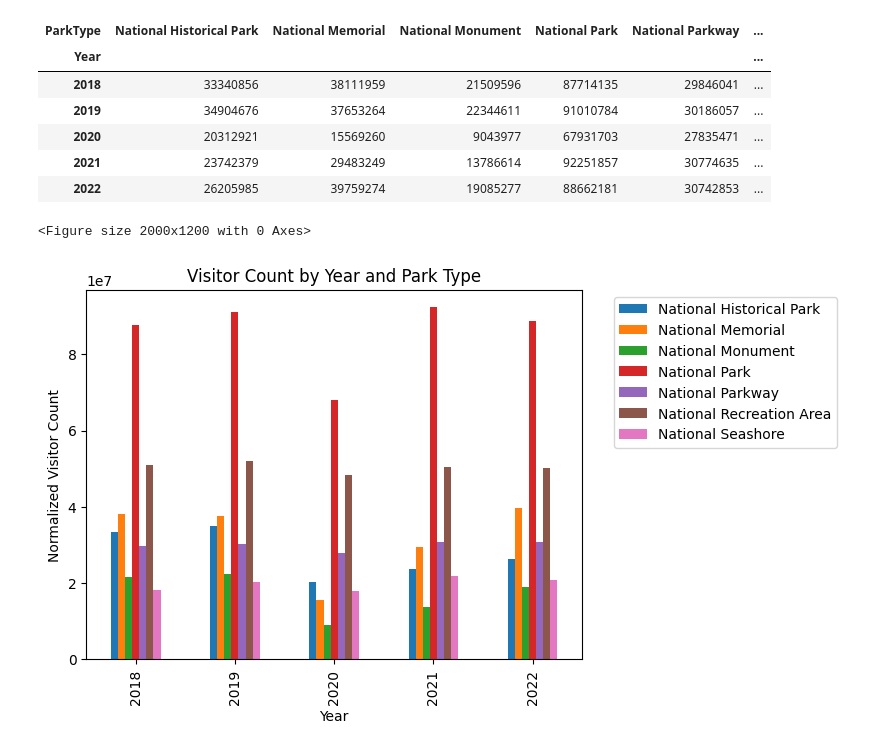
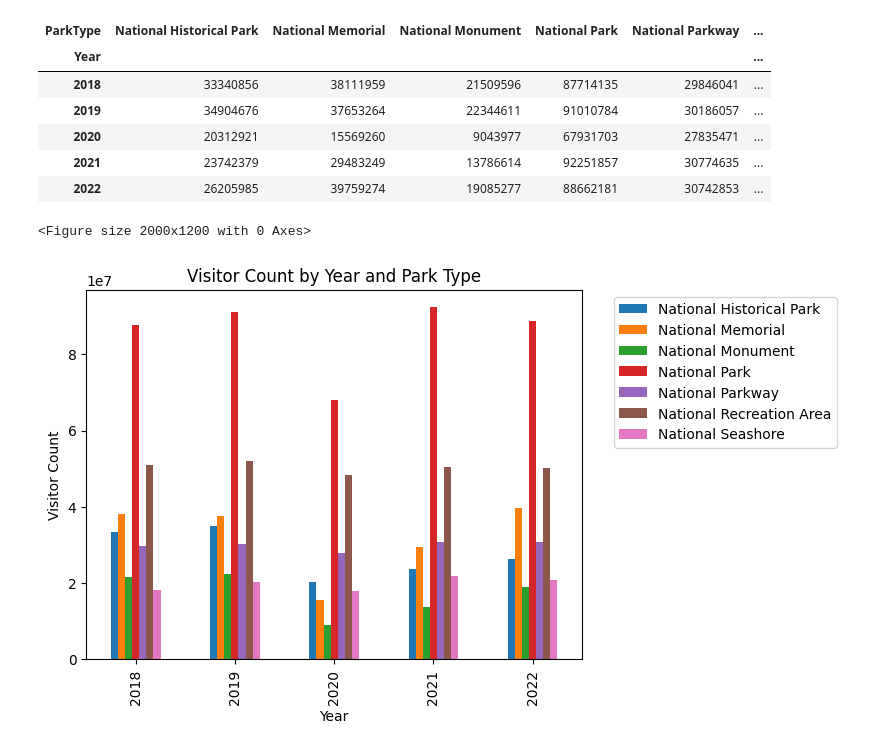
Before and after one commit to michaelzwartz/National-Parks-and-COVID, a Jupyter notebook: Data_visualization.ipynb, the cells around one changed output. Drawn from its saved outputs; the diff is of its cells as text; code cells hidden in the pictures.

```diff
--- a/Data_visualization.ipynb
+++ b/Data_visualization.ipynb
@@ -15,8 +15,8 @@ while i > 0:
    i = i-1
 
 
-by_park = pd.read_csv('Annual Visitation By Park.csv', parse_dates= {"Date" : ["Year","Month"]})
-by_park = by_park[['ParkName', 'UnitCode', 'ParkType', 'Region', 'State', 'Date', 'RecreationVisits']]
+by_park = pd.read_csv('Annual Visitation By Park.csv', parse_dates= {"Date" : ["Year","Month"]},  keep_date_col=True)
+by_park = by_park[['ParkName', 'UnitCode', 'ParkType', 'Region', 'State', 'Date', 'Year', 'Month', 'RecreationVisits']]
 by_park['RecreationVisits'] = by_park['RecreationVisits'].replace(',','', regex=True)
 by_park['RecreationVisits'] = by_park['RecreationVisits'].apply(pd.to_numeric)
 
@@ -135,16 +145,16 @@ top_types_pivot
 # %%
 plt.figure(figsize=(20, 12))
 
 ax = top_types_pivot.plot.bar()
 
 plt.title('Visitor Count by Year and Park Type')
 plt.xlabel('Year')
-plt.ylabel('Normalized Visitor Count')
+plt.ylabel('Visitor Count')
 
 plt.legend(bbox_to_anchor=(1.05, 1), loc='upper left')
 
 
 plt.show()
 # %% [output]
 <Figure size 2000x1200 with 0 Axes>
-[figure, old version]
+[figure, new version]
```
Also changed, not shown: parts of 6 cells of this notebook, 1 other file.
